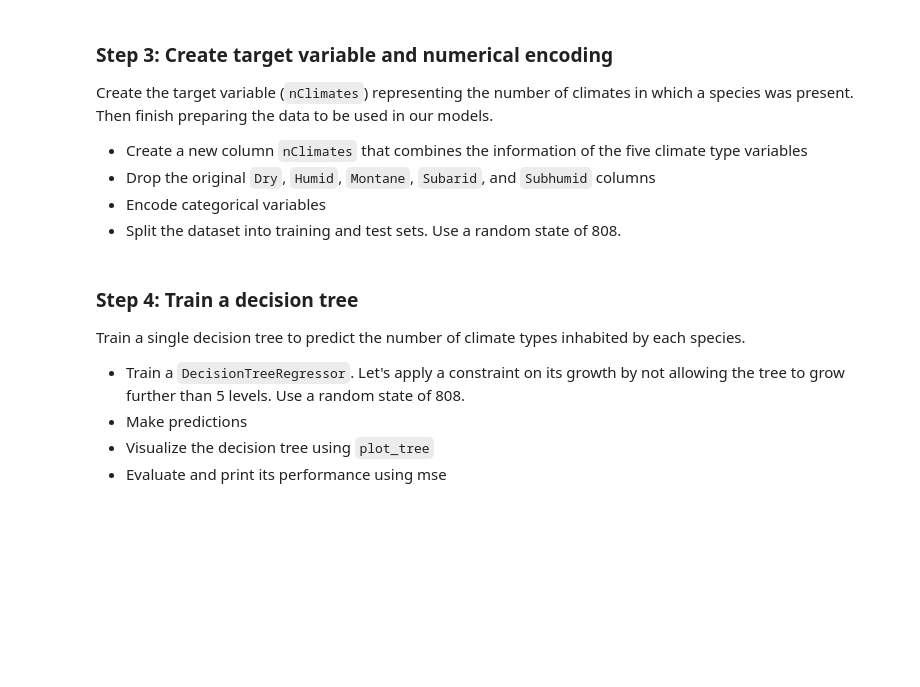
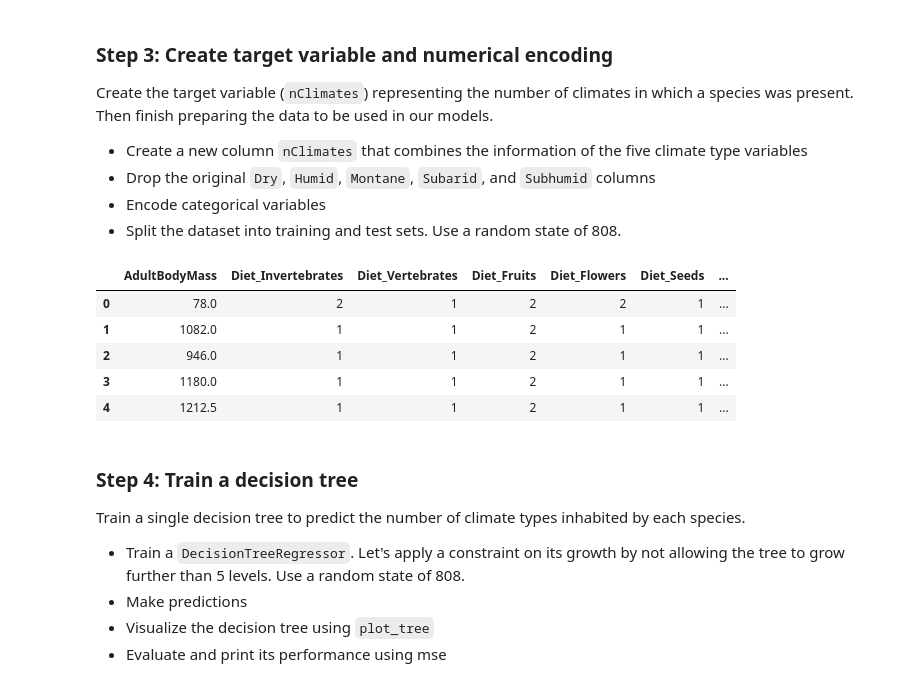
Before and after one commit to llumj/EDS232-labs, a Jupyter notebook: week6/lab6-mammal-traits.ipynb, the cells around one changed output. Drawn from its saved outputs; the diff is of its cells as text; code cells hidden in the pictures; blank space fills up the shorter version.

```diff
--- a/week6/lab6-mammal-traits.ipynb
+++ b/week6/lab6-mammal-traits.ipynb
@@ -84,23 +78,0 @@ ValueError: could not convert string to float: 'yes'
-# %%
-cols = dat.select_dtypes(include = ['object'].columns
-
-for col in cols:
-
-
-for col in cols:
-                         le = LabelEncoder()
-    dat[col] = le.fit_transform(dat[col])
-
-print(dat.head())
-
-# Initialize KNNImputer with 5 nearest neighbors
-imputer = KNNImputer(n_neighbors=5)
-
-# Impute the missing values
-dat_imputed = pd.DataFrame(imputer.fit_transform(dat), columns=dat.columns)
-
-# Check for any remaining NA values
-print(dat_imputed.isnull().sum())
-print(f"Final DataFrame shape after imputation: {dat_imputed.shape}")
-
-dat_imputed.head()
@@ -115,13 +85,24 @@ Create the target variable (`nClimates`) representing the  number of climates in
 - Encode categorical variables
 - Split the dataset into training and test sets. Use a random state of 808.
 # %%
-...# cols= dat.select_dtypes(include = ['object'])
+...
+dat["nClimates"] = dat[['Dry', 'Humid', 'Montane', 'Subarid', 'Subhumid']].sum(axis=1)
 
-# for col in cols:
-    #le = LabelEncoder()
-    #dat[col] = le.fit_transform(dat[col])
+dat = dat.drop(['Dry', 'Humid', 'Montane', 'Subarid', 'Subhumid'], axis =1)
 
-#print(dat.head())
+categoricals = dat.select_dtypes(include= 'object')
+for col in categoricals:
+    le = LabelEncoder()
+    dat[col] = le.fit_transform(dat[col])
+
+dat.head()
+# %% [output]
+|  | AdultBodyMass | Diet_Invertebrates | Diet_Vertebrates | Diet_Fruits | Diet_Flowers | Diet_Seeds | ... |
+| 0 | 78.0 | 2 | 1 | 2 | 2 | 1 | ... |
+| 1 | 1082.0 | 1 | 1 | 2 | 1 | 1 | ... |
+| 2 | 946.0 | 1 | 1 | 2 | 1 | 1 | ... |
+| 3 | 1180.0 | 1 | 1 | 2 | 1 | 1 | ... |
+| 4 | 1212.5 | 1 | 1 | 2 | 1 | 1 | ... |
 # %% [markdown]
 ### Step 4: Train a decision tree
 Train a single decision tree to predict the number of climate types inhabited by each species.
```
Also changed, not shown: parts of 12 cells of this notebook, 4 other files.
